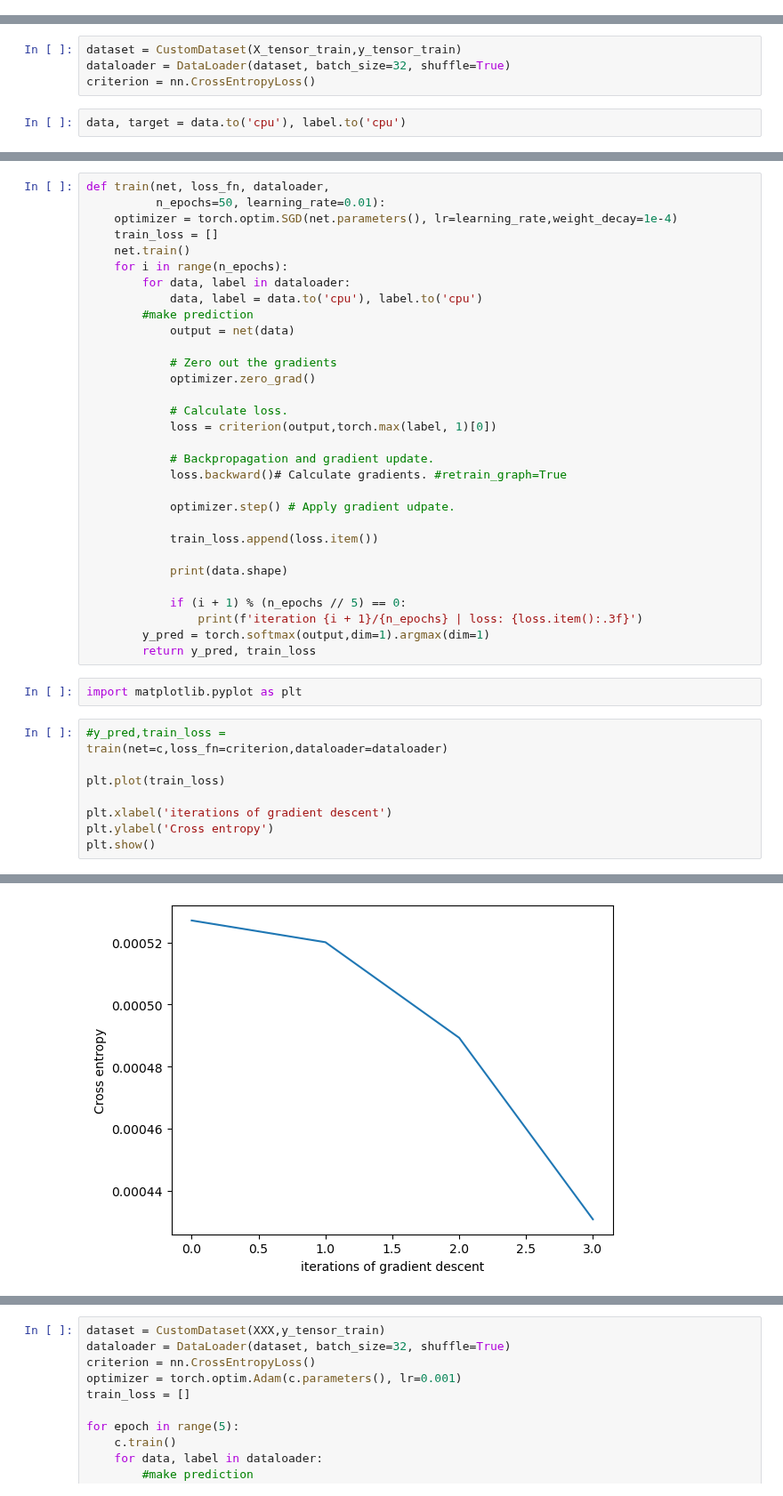
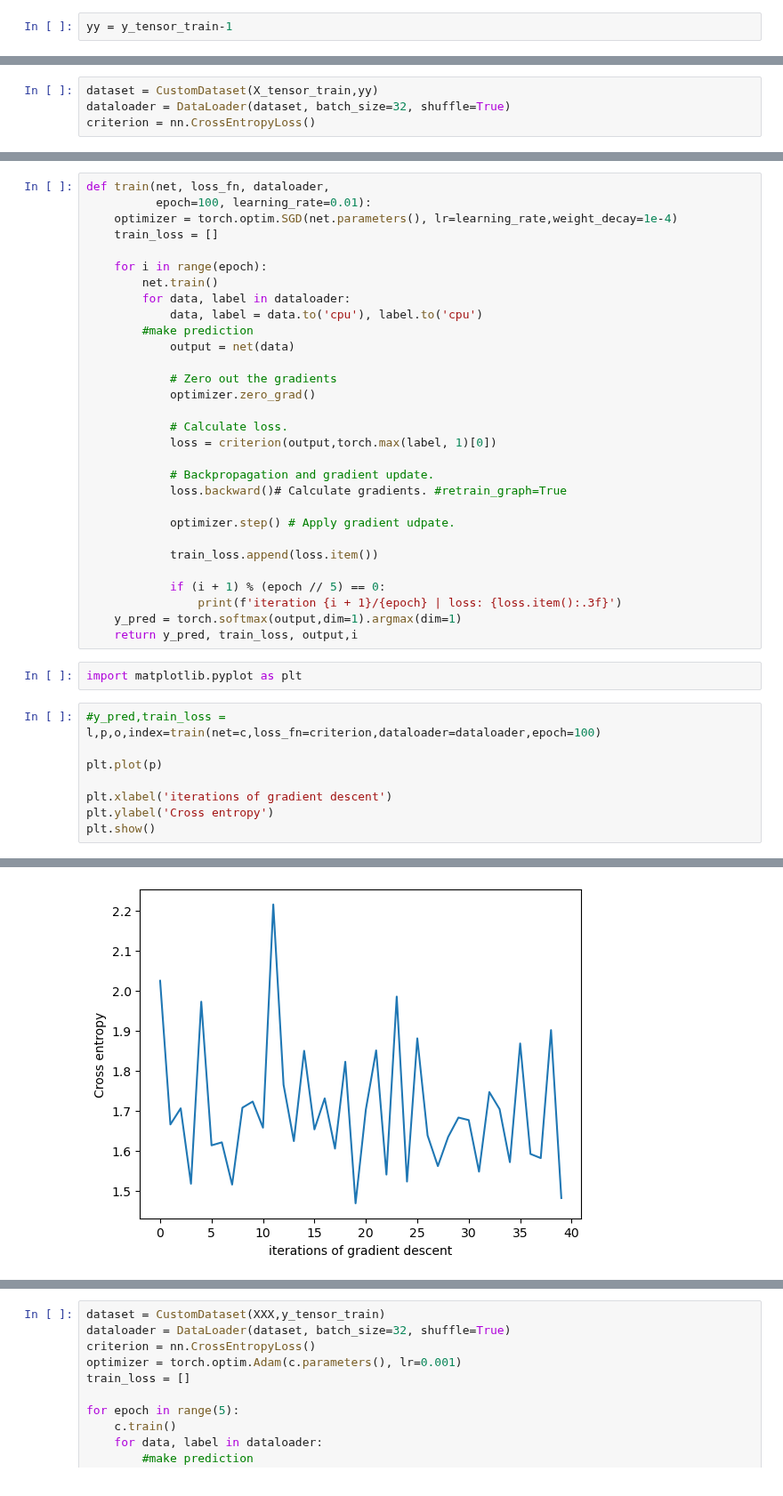
Before and after one commit to JNPauli/Emotional_Machines, a Jupyter notebook: code/Classification_Pipeline.ipynb, the cells around one changed output, grey strips where cells are left out. Shown at 89% size. Saved outputs shown, nothing was run; the diff lists cells and outputs as text.

Commit message:
optimized train loop

```diff
--- a/code/Classification_Pipeline.ipynb
+++ b/code/Classification_Pipeline.ipynb
@@ -98,3 +100,5 @@ y_tensor_train = y_tensor_train.type(torch.LongTensor)
+# %%
+yy = y_tensor_train-1
 # %%
 X_tensor_train.shape
 # %% [output]
@@ -179,8 +183,6 @@ class saliencnn(nn.Module):
 # %%
 CNN = saliencnn()
 # %%
-dataset = CustomDataset(X_tensor_train,y_tensor_train)
+dataset = CustomDataset(X_tensor_train,yy)
 dataloader = DataLoader(dataset, batch_size=32, shuffle=True)
 criterion = nn.CrossEntropyLoss()
-# %%
-data, target = data.to('cpu'), label.to('cpu')
@@ -201,10 +189,11 @@ tensor([[[8.0000e+01, 1.3810e-01, 1.0296e-01,  ..., 1.1874e-02,
 # %%
 def train(net, loss_fn, dataloader,
-          n_epochs=50, learning_rate=0.01):
+          epoch=100, learning_rate=0.01):
     optimizer = torch.optim.SGD(net.parameters(), lr=learning_rate,weight_decay=1e-4)
     train_loss = []
-    net.train()
-    for i in range(n_epochs):
+
+    for i in range(epoch):
+        net.train()
         for data, label in dataloader:
             data, label = data.to('cpu'), label.to('cpu')
         #make prediction
@@ -223,19 +212,17 @@ def train(net, loss_fn, dataloader,
 
             train_loss.append(loss.item())
 
-            print(data.shape)
-
-            if (i + 1) % (n_epochs // 5) == 0:
-                print(f'iteration {i + 1}/{n_epochs} | loss: {loss.item():.3f}')
-        y_pred = torch.softmax(output,dim=1).argmax(dim=1)
-        return y_pred, train_loss
+            if (i + 1) % (epoch // 5) == 0:
+                print(f'iteration {i + 1}/{epoch} | loss: {loss.item():.3f}')
+    y_pred = torch.softmax(output,dim=1).argmax(dim=1)
+    return y_pred, train_loss, output,i
 # %%
 import matplotlib.pyplot as plt
 # %%
 #y_pred,train_loss =
-train(net=c,loss_fn=criterion,dataloader=dataloader)
+l,p,o,index=train(net=c,loss_fn=criterion,dataloader=dataloader,epoch=100)
 
-plt.plot(train_loss)
+plt.plot(p)
 
 plt.xlabel('iterations of gradient descent')
 plt.ylabel('Cross entropy')
@@ -248 +251 @@ torch.Size([4, 1, 50177])
-[figure, old version]
+[figure, new version]
```
Also changed, not shown: parts of 10 cells of this notebook.
